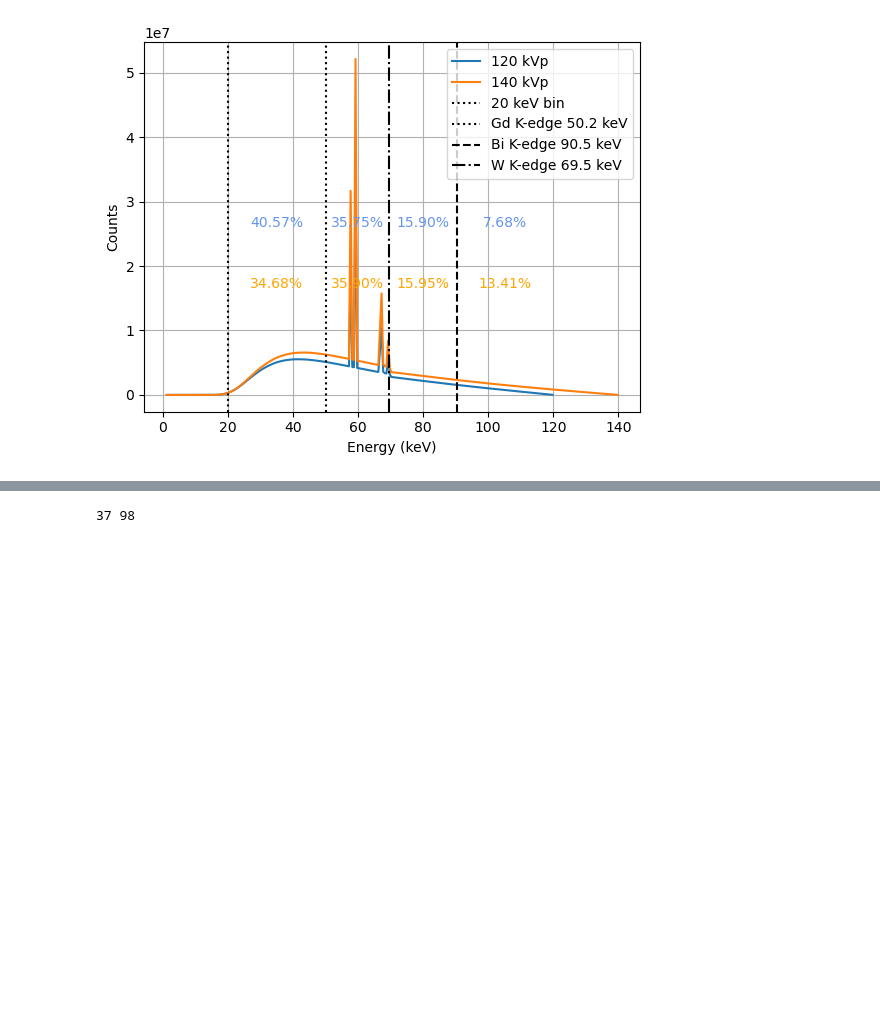
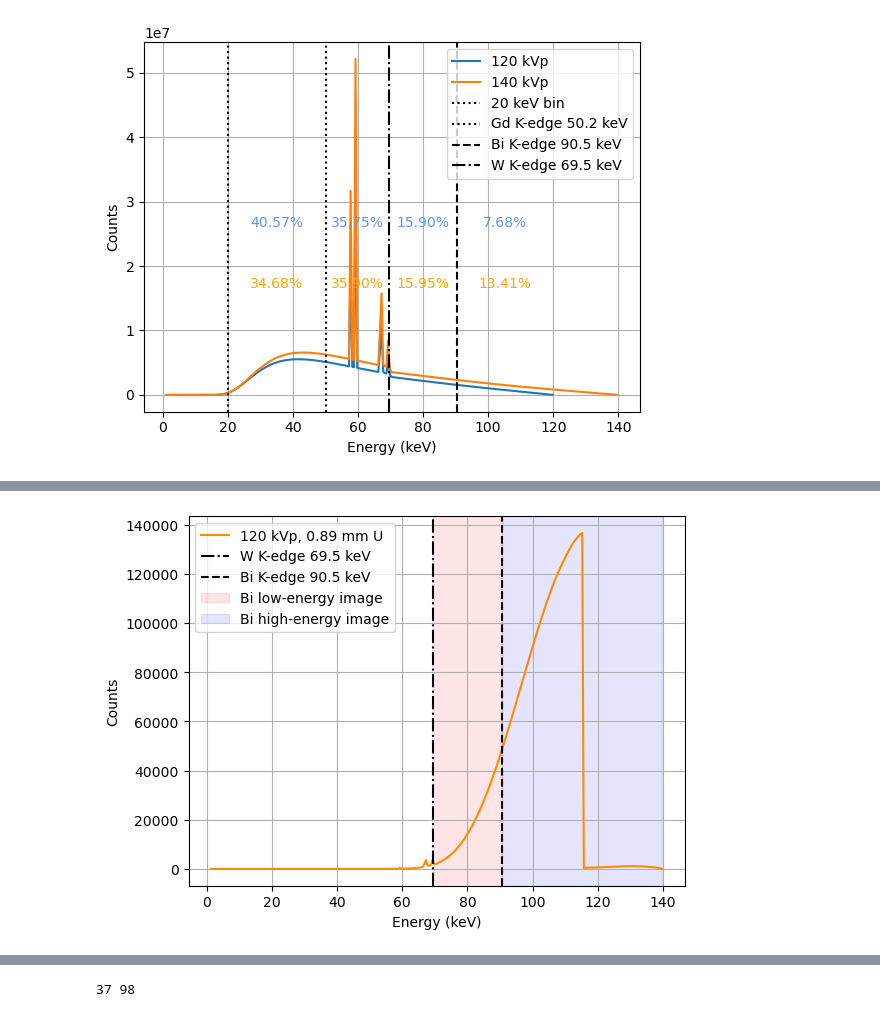
Before and after one commit to jerichooconnell/work-dfci, a Jupyter notebook: 3-jupyter_notebooks_patient/5-pcct_nanoparticle_analysis/look_at_attenuation_coefficients.ipynb, the cells around one changed output, grey strips where cells are left out. Drawn from its saved outputs; the diff is of its cells as text; code cells hidden in the pictures; blank space fills up the shorter version.

```diff
--- a/3-jupyter_notebooks_patient/5-pcct_nanoparticle_analysis/look_at_attenuation_coefficients.ipynb
+++ b/3-jupyter_notebooks_patient/5-pcct_nanoparticle_analysis/look_at_attenuation_coefficients.ipynb
@@ -310,0 +311,93 @@ plt.savefig('spectra_bi_gd_mu_140_hard.png', dpi=300)
+# %%
+# Find the closes xx and xx2 values to the k-edge energies
+k_bi_index = np.argmin(np.abs(xx - k_bi))
+k_gd_index = np.argmin(np.abs(xx2 - k_gd))
+k_W_index = np.argmin(np.abs(xx - 69.5))
+k_20_index = np.argmin(np.abs(xx - 20))
+
+s2 = sp.Spek(140,14)
+# s2.filter('Al',4)
+s2.filter('U',0.89)
+# s2.filter('Cu',2)
+
+xx2, yy2 = s2.get_spectrum()
+
+k_20 = 20
+k_W = 69.5
+# Calculate the percent of the fluence between the k-edges
+fluence_to_gd_120 = np.sum(yy[k_20_index:k_gd_index]) / np.sum(yy)
+fluence_to_gd_140 = np.sum(yy2[k_20_index:k_gd_index]) / np.sum(yy2)
+fluence_gd_to_W_120 = np.sum(yy[k_gd_index:k_W_index]) / np.sum(yy)
+fluence_gd_to_W_140 = np.sum(yy2[k_gd_index:k_W_index]) / np.sum(yy2)
+fluence_W_to_bi_120 = np.sum(yy[k_W_index:k_bi_index]) / np.sum(yy)
+fluence_W_to_bi_140 = np.sum(yy2[k_W_index:k_bi_index]) / np.sum(yy2)
+fluence_bi_120 = np.sum(yy[k_bi_index:]) / np.sum(yy)
+fluence_bi_140 = np.sum(yy2[k_bi_index:]) / np.sum(yy2)
+
+# Find the mean energy in each num_regions
+mean_energy_120 = np.mean(xx*(yy/np.sum(yy)))
+# mean_energy_140 = np.mean(xx2*(yy2/np.sum(yy2)))
+print(k_20_index,k_gd_index)
+# Calculate the mean energy in each num_regions as a weighted average of the energy time the fluence in each bin
+mean_energy_to_gd_120 = np.sum(xx[k_20_index:k_gd_index]*(yy[k_20_index:k_gd_index]/np.sum(yy[k_20_index:k_gd_index])))
+mean_energy_to_gd_140 = np.sum(xx2[k_20_index:k_gd_index]*(yy2[k_20_index:k_gd_index]/np.sum(yy2[k_20_index:k_gd_index])))
+mean_energy_gd_to_W_120 = np.sum(xx[k_gd_index:k_W_index]*(yy[k_gd_index:k_W_index]/np.sum(yy[k_gd_index:k_W_index])))
+mean_energy_gd_to_W_140 = np.sum(xx2[k_gd_index:k_W_index]*(yy2[k_gd_index:k_W_index]/np.sum(yy2[k_gd_index:k_W_index])))
+mean_energy_W_to_bi_120 = np.sum(xx[k_W_index:k_bi_index]*(yy[k_W_index:k_bi_index]/np.sum(yy[k_W_index:k_bi_index])))
+mean_energy_W_to_bi_140 = np.sum(xx2[k_W_index:k_bi_index]*(yy2[k_W_index:k_bi_index]/np.sum(yy2[k_W_index:k_bi_index])))
+mean_energy_bi_120 = np.sum(xx[k_bi_index:]*(yy[k_bi_index:]/np.sum(yy[k_bi_index:])))
+mean_energy_bi_140 = np.sum(xx2[k_bi_index:]*(yy2[k_bi_index:]/np.sum(yy2[k_bi_index:])))
+
+plt.figure()
+# plt.plot(xx, yy, label='120 kVp')
+plt.plot(xx2, yy2, label='120 kVp, 0.89 mm U',c='darkorange')
+# plot the k_bismuth and k_gadolinium lines
+# plot the k_tungsten line as well
+# Show the percent of the fluence between the k-edges
+# plt.axvline(k_20, color='k', linestyle=':', label=f'20 keV bin')
+# plt.axvline(k_gd, color='k', linestyle=':', label=f'Gd K-edge {k_gd} keV')
+plt.axvline(69.5, color='k', linestyle='-.', label=f'W K-edge 69.5 keV')
+plt.axvline(k_bi, color='k', linestyle='--', label=f'Bi K-edge {k_bi} keV')
+mu_at_mean_energy_to_gd_120 = mu_gd(mean_energy_to_gd_120)
+mu_at_mean_energy_to_gd_140 = mu_bi(mean_energy_to_gd_140)
+mu_at_mean_energy_gd_to_W_120 = mu_gd(mean_energy_gd_to_W_120)
+mu_at_mean_energy_gd_to_W_140 = mu_bi(mean_energy_gd_to_W_140)
+mu_at_mean_energy_W_to_bi_120 = mu_bi(mean_energy_W_to_bi_120)
+mu_at_mean_energy_W_to_bi_140 = mu_bi(mean_energy_W_to_bi_140)
+mu_at_mean_energy_bi_120 = mu_bi(mean_energy_bi_120)
+mu_at_mean_energy_bi_140 = mu_bi(mean_energy_bi_140)
+
+# show the percent of the fluence between the k-edges in each num_regions
+# plt.text((k_gd+20)/2, 0.5*max(yy), f'$\mu$\n{mu_at_mean_energy_to_gd_120:.2f}\ncm$^{-1}$',color='r',ha='center',fontsize=14)
+# plt.text((k_gd+k_W)/2, 0.5*max(yy), f'$\mu$\n{mu_at_mean_energy_gd_to_W_120:.2f}\ncm$^{-1}$',color='b',ha='center',fontsize=14)
+# plt.text((k_W+k_bi)/2, 0.5*max(yy2), f'$\mu$\n{mu_at_mean_energy_W_to_bi_120:.2f}\ncm$^{-1}$',
+#          color='r',ha='center',fontsize=14)
+# plt.text((k_bi+max(xx))/2, 0.5*max(yy2), f'$\mu$\n{mu_at_mean_energy_bi_120:.2f}\ncm$^{-1}$',
+#          color='b',ha='center',fontsize=14)
+
+
+# show the percent of the fluence between the k-edges in each num_regions
+# plt.text((k_gd+20)/2, 0.5*max(yy), f'{mean_energy_to_gd_120:.2f}\nkeV',color='r',ha='center',fontsize=14)
+# plt.text((k_gd+k_W)/2, 0.5*max(yy), f'{mean_energy_gd_to_W_120:.2f}\nkeV',color='b',ha='center',fontsize=14)
+# plt.text((k_W+k_bi)/2, 0.5*max(yy), f'{mean_energy_W_to_bi_120:.2f}\nkeV',color='cornflowerblue',ha='center')
+# plt.text((k_bi+max(xx))/2, 0.5*max(yy), f'{mean_energy_bi_120:.2f}\nkeV',color='cornflowerblue',ha='center')
+
+# plt.text((k_gd+20)/2, 0.5*max(yy2), f'{mean_energy_to_gd_140:.2f}\nkeV',color='orange',ha='center')
+# plt.text((k_gd+k_W)/2, 0.5*max(yy2), f'{mean_energy_gd_to_W_140:.2f}\nkeV',color='red',ha='center')
+# plt.text((k_W+k_bi)/2, 0.5*max(yy2), f'{mean_energy_W_to_bi_140:.2f}\nkeV',color='orange',ha='center')
+# plt.text((k_bi+max(xx))/2, 0.5*max(yy2), f'{mean_energy_bi_140:.2f}\nkeV',color='orange',ha='center')
+
+# plot the region between k_20 and k_gd in red and the next region in blue
+# plt.axvspan(k_20, k_gd, color='r', alpha=0.1, label='Gd low-energy image')
+# plt.axvspan(k_gd, k_W, color='b', alpha=0.1, label='Gd high-energy image')
+plt.axvspan(k_W, k_bi, color='r', alpha=0.1, label='Bi low-energy image')
+plt.axvspan(k_bi, max(xx2), color='b', alpha=0.1, label='Bi high-energy image')
+
+plt.xlabel('Energy (keV)')
+plt.ylabel('Counts')
+plt.grid()
+plt.legend()
+
+# Save the plot
+plt.savefig('spectra_bi_gd_mu_140_high.png', dpi=300)
+# %% [output]
@@ -311,3 +405,4 @@ plt.savefig('spectra_bi_gd_mu_140_hard.png', dpi=300)
+[figure, added]
 # %%
 # Find the closes xx and xx2 values to the k-edge energies
 k_bi_index = np.argmin(np.abs(xx - k_bi))
```
Also changed, not shown: parts of 3 cells of this notebook, 42 other files.
